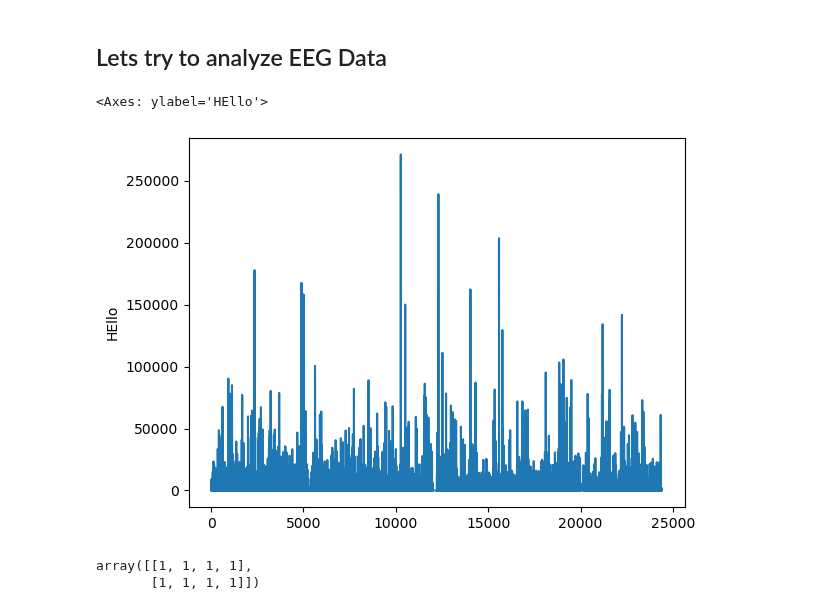
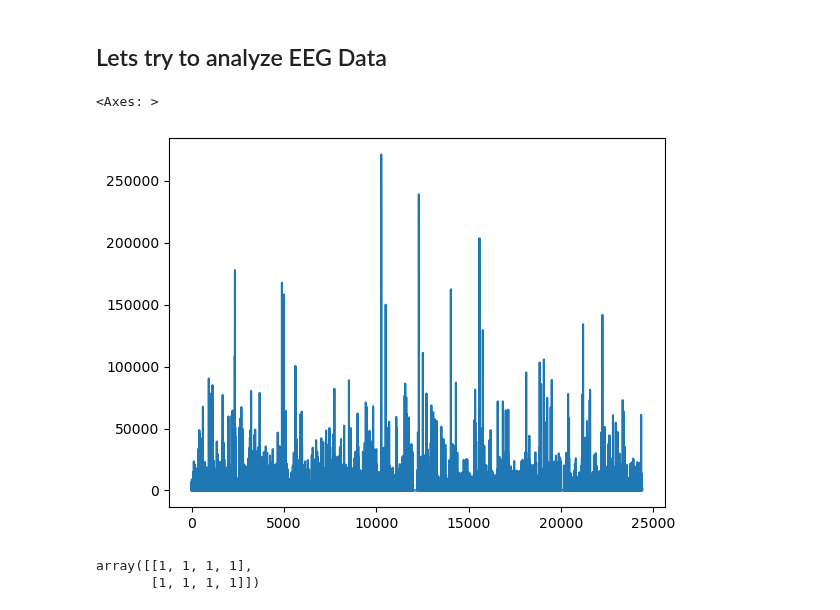
Before and after one commit to Dhyanesh-Panchal/PY-libraries-for-ML, a Jupyter notebook: Numpy Tuts.ipynb, the cells around one changed output. Cells and saved outputs as stored; diff of their text form; code cells hidden in the pictures.

```diff
--- a/Numpy Tuts.ipynb
+++ b/Numpy Tuts.ipynb
@@ -87,10 +87,10 @@ array([['Toyota', 'Honda', 'Toyota', 'BMW', 'Nissan', 'Toyota', 'Honda',
 ## Lets try to analyze EEG Data
 # %%
 Data1 = pd.read_csv('./sample_data/Supplemental_Data_Raw_Genecounts.csv')
-Data1['A1.1.1'].plot(ylabel="HEllo")
+Data1['A1.1.1'].plot()
 # %% [output]
-<Axes: ylabel='HEllo'>
+<Axes: >
-[figure, old version]
+[figure, new version]
 # %%
 arr2 = np.ones((2,4),dtype=int)
 arr2
```
